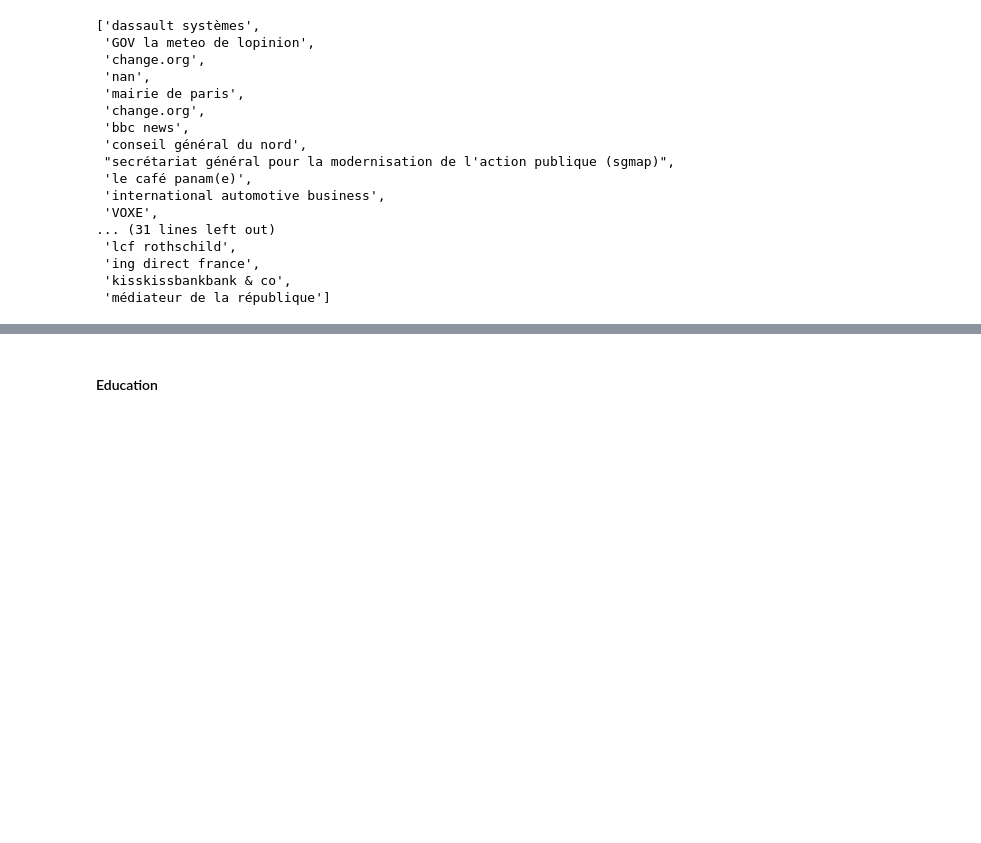
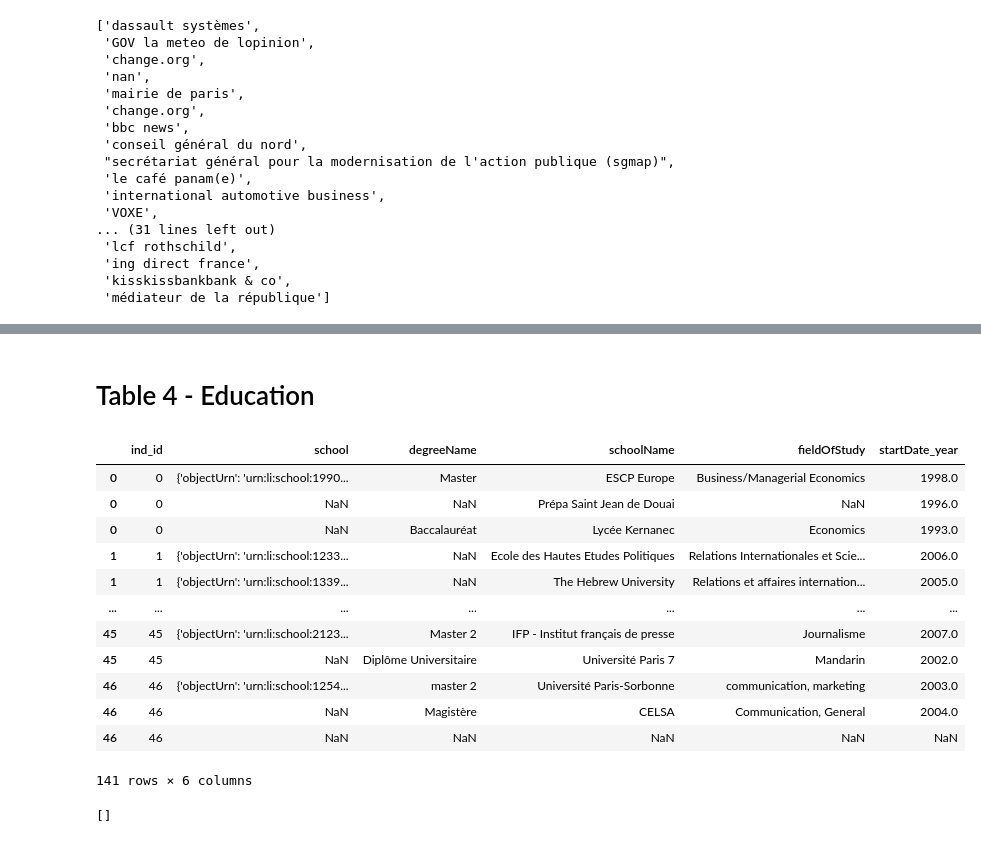
Before and after one commit to tatdef/IH_final_project, a Jupyter notebook: profiles/jsons_to_dataframe_cleaning.ipynb, the cells around one changed output, grey strips where cells are left out. Drawn from its saved outputs; the diff is of its cells as text; code cells hidden in the pictures; blank space fills up the shorter version.

```diff
--- a/profiles/jsons_to_dataframe_cleaning.ipynb
+++ b/profiles/jsons_to_dataframe_cleaning.ipynb
@@ -463,0 +506,5 @@ list(profiles_experience.exp5_companyName)
+# %%
+profiles_experience['consulting_roles']= profiles_experience['exp1_titleconsulting']+profiles_experience['exp2_titleconsulting']+profiles_experience['exp3_titleconsulting']+profiles_experience['exp4_titleconsulting']+profiles_experience['exp5_titleconsulting']
+profiles_experience['direction_roles']= profiles_experience['exp1_title_direction']+profiles_experience['exp2_title_direction']+profiles_experience['exp3_title_direction']+profiles_experience['exp4_title_direction']+profiles_experience['exp5_title_direction']
+profiles_experience['founding_roles']= profiles_experience['exp1_titlefounder']+profiles_experience['exp2_titlefounder']+profiles_experience['exp3_titlefounder']+profiles_experience['exp4_titlefounder']+profiles_experience['exp5_titlefounder']
+print(profiles_experience['consulting_roles'].value_counts()), print(profiles_experience['direction_roles'].value_counts()), print(profiles_experience.founding_roles.value_counts())
@@ -464,3 +586,40 @@ list(profiles_experience.exp5_companyName)
 # %% [markdown]
-#### Education
+# Table 4 - Education
+# %%
+ed1db=profiles_experience[[i for i in profiles_experience.columns if (i=='ind_id'or "ed1_" in i)]]
+ed2db=profiles_experience[[i for i in profiles_experience.columns if (i=='ind_id'or "ed2_" in i)]]
+ed3db=profiles_experience[[i for i in profiles_experience.columns if (i=='ind_id'or "ed3_" in i)]]
+# %%
+ed1db.columns= [i if i=='ind_id' else i.split("_", 1)[1] for i in list(ed1db.columns)]
+ed2db.columns= [i if i=='ind_id' else i.split("_", 1)[1] for i in list(ed2db.columns)]
+ed3db.columns= [i if i=='ind_id' else i.split("_", 1)[1] for i in list(ed3db.columns)]
+# %%
+people_education_db= pd.concat([ed1db, ed2db, ed3db]).sort_values(by='ind_id')
+# %%
+people_education_db
+# %% [output]
+|  | ind_id | school | degreeName | schoolName | fieldOfStudy | startDate_year |
+| 0 | 0 | {'objectUrn': 'urn:li:school:1990... | Master | ESCP Europe | Business/Managerial Economics | 1998.0 |
+| 0 | 0 | NaN | NaN | Prépa Saint Jean de Douai | NaN | 1996.0 |
+| 0 | 0 | NaN | Baccalauréat | Lycée Kernanec | Economics | 1993.0 |
+| 1 | 1 | {'objectUrn': 'urn:li:school:1233... | NaN | Ecole des Hautes Etudes Politiques | Relations Internationales et Scie... | 2006.0 |
+| 1 | 1 | {'objectUrn': 'urn:li:school:1339... | NaN | The Hebrew University | Relations et affaires internation... | 2005.0 |
+| ... | ... | ... | ... | ... | ... | ... |
+| 45 | 45 | {'objectUrn': 'urn:li:school:2123... | Master 2 | IFP - Institut français de presse | Journalisme | 2007.0 |
+| 45 | 45 | NaN | Diplôme Universitaire | Université Paris 7 | Mandarin | 2002.0 |
+| 46 | 46 | {'objectUrn': 'urn:li:school:1254... | master 2 | Université Paris-Sorbonne | communication, marketing | 2003.0 |
+| 46 | 46 | NaN | Magistère | CELSA | Communication, General | 2004.0 |
+| 46 | 46 | NaN | NaN | NaN | NaN | NaN |
+141 rows × 6 columns
+# %%
+### Removing columns with too many missing values
+a= pd.DataFrame(people_education_db.isna().sum().sort_values(ascending=False))
+a.columns=["column"]
+print(list(a.loc[a['column'].isna()>len(people_education_db)/2].index))
+coltodrop= list(a.loc[a['column']>100].index)
+people_education_db.drop(columns=coltodrop, inplace=True)
+# possible improvement with more data
+#coltodrop= list(a.loc[a['column'].isna()>len(people_education_db)/2].index)
+# %% [output]
+[]
 # %%
```
Also changed, not shown: parts of 34 cells of this notebook.
